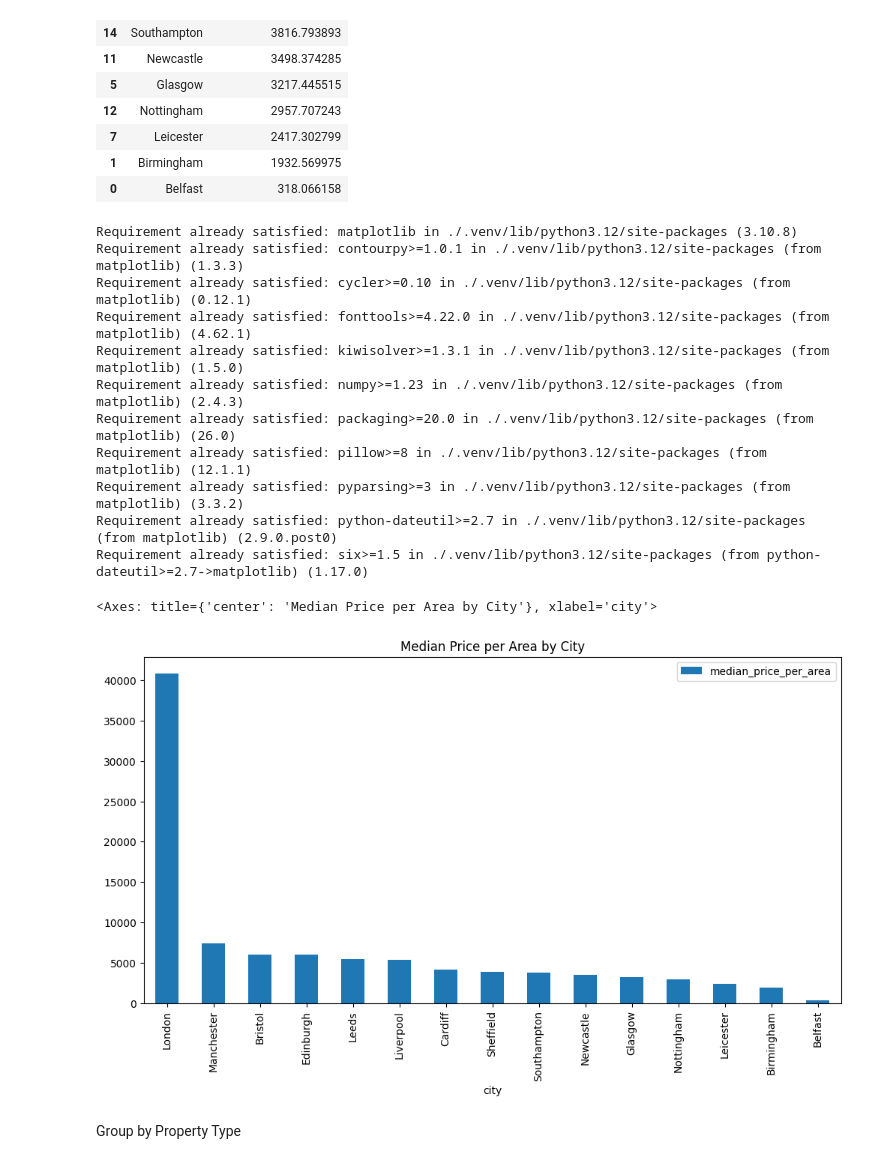
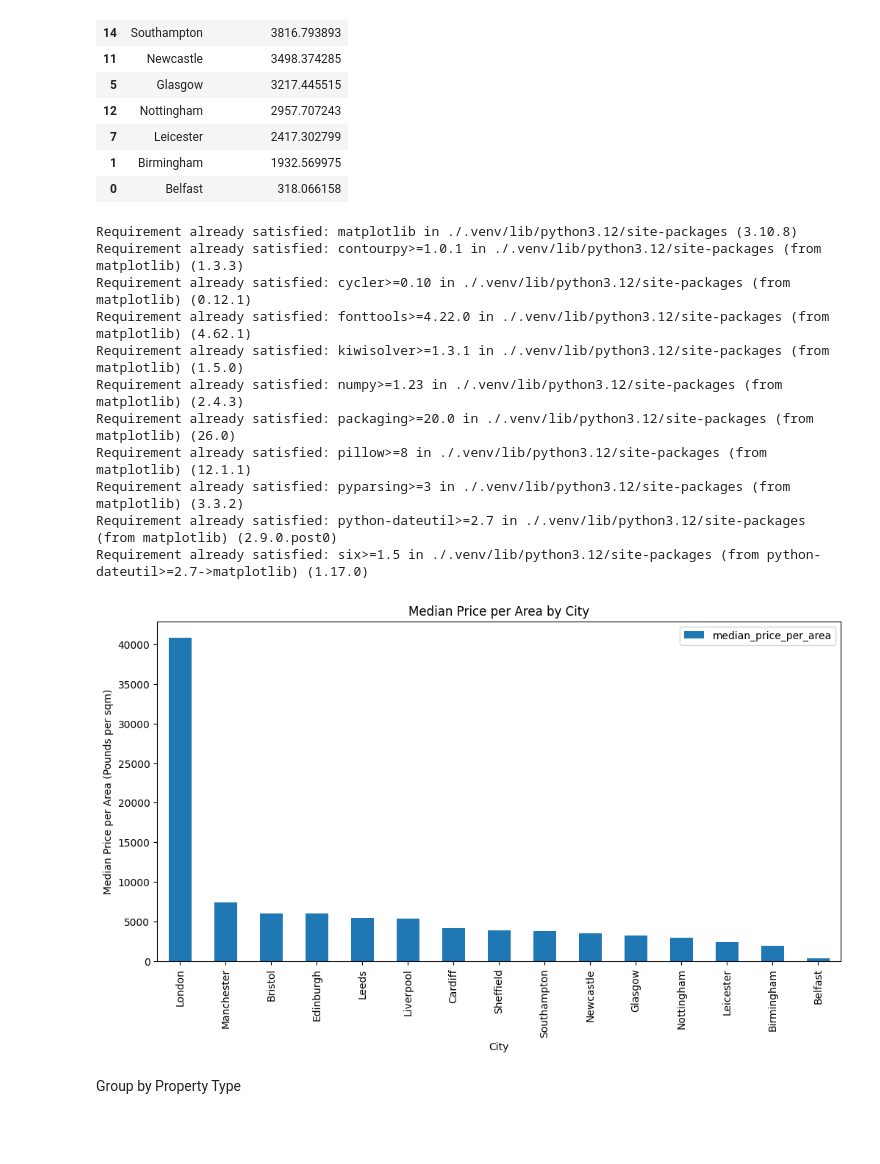
Before and after one commit to chetan-shah-AI/real-estate-price-analyzer, a Jupyter notebook: EDA.ipynb, the cells around one changed output. Drawn from its saved outputs; the diff is of its cells as text; code cells hidden in the pictures; blank space fills up the shorter version.

```diff
--- a/EDA.ipynb
+++ b/EDA.ipynb
@@ -270,22 +430,26 @@ Median price per area by city:
 # %%
 ! pip install matplotlib
 import matplotlib.pyplot as plt
 
 df_all_cities_groupby_city_median.plot(x="city", y="median_price_per_area", kind="bar", figsize=(12, 6), title="Median Price per Area by City")
+
+
+plt.xlabel("City")
+plt.ylabel("Median Price per Area (Pounds per sqm)")
+plt.savefig("reports/median_price_per_area_by_city.png")
 # %% [output]
 Requirement already satisfied: matplotlib in ./.venv/lib/python3.12/site-packages (3.10.8)
 Requirement already satisfied: contourpy>=1.0.1 in ./.venv/lib/python3.12/site-packages (from matplotlib) (1.3.3)
 Requirement already satisfied: cycler>=0.10 in ./.venv/lib/python3.12/site-packages (from matplotlib) (0.12.1)
 Requirement already satisfied: fonttools>=4.22.0 in ./.venv/lib/python3.12/site-packages (from matplotlib) (4.62.1)
 Requirement already satisfied: kiwisolver>=1.3.1 in ./.venv/lib/python3.12/site-packages (from matplotlib) (1.5.0)
 Requirement already satisfied: numpy>=1.23 in ./.venv/lib/python3.12/site-packages (from matplotlib) (2.4.3)
 Requirement already satisfied: packaging>=20.0 in ./.venv/lib/python3.12/site-packages (from matplotlib) (26.0)
 Requirement already satisfied: pillow>=8 in ./.venv/lib/python3.12/site-packages (from matplotlib) (12.1.1)
 Requirement already satisfied: pyparsing>=3 in ./.venv/lib/python3.12/site-packages (from matplotlib) (3.3.2)
 Requirement already satisfied: python-dateutil>=2.7 in ./.venv/lib/python3.12/site-packages (from matplotlib) (2.9.0.post0)
 Requirement already satisfied: six>=1.5 in ./.venv/lib/python3.12/site-packages (from python-dateutil>=2.7->matplotlib) (1.17.0)
-<Axes: title={'center': 'Median Price per Area by City'}, xlabel='city'>
-[figure, old version]
+[figure, new version]
 # %% [markdown]
 Group by Property Type
 # %%
```
Also changed, not shown: parts of 7 cells of this notebook, 4 other files.
